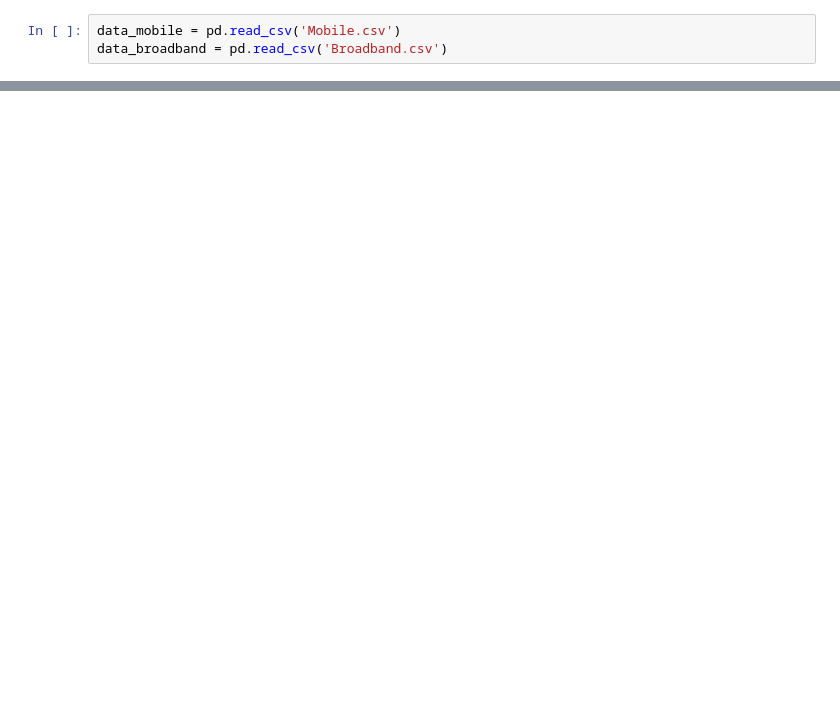
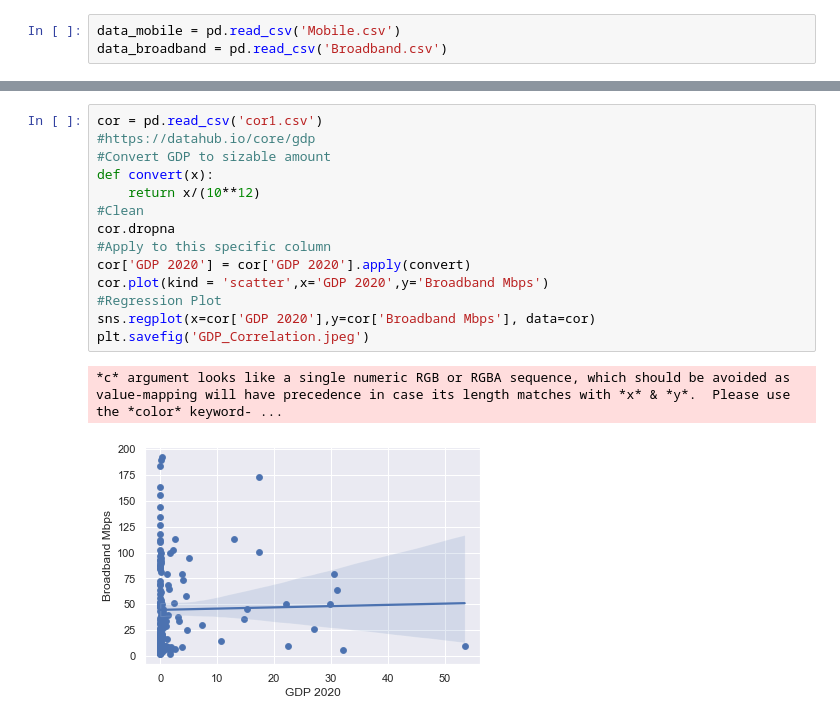
Before and after one commit to das5pzq/DS-2001_Project, a Jupyter notebook: DS_2001_Project_Final.ipynb, the cells around one changed output, grey strips where cells are left out. Cells and saved outputs as stored; diff of their text form; blank space fills up the shorter version.

```diff
--- a/DS_2001_Project_Final.ipynb
+++ b/DS_2001_Project_Final.ipynb
@@ -104,0 +140,17 @@ Test Failures: None
+# %%
+cor = pd.read_csv('cor1.csv')
+#https://datahub.io/core/gdp
+#Convert GDP to sizable amount
+def convert(x):
+    return x/(10**12)
+#Clean
+cor.dropna
+#Apply to this specific column
+cor['GDP 2020'] = cor['GDP 2020'].apply(convert)
+cor.plot(kind = 'scatter',x='GDP 2020',y='Broadband Mbps')
+#Regression Plot
+sns.regplot(x=cor['GDP 2020'],y=cor['Broadband Mbps'], data=cor)
+plt.savefig('GDP_Correlation.jpeg')
+# %% [output]
+*c* argument looks like a single numeric RGB or RGBA sequence, which should be avoided as value-mapping will have precedence in case its length matches with *x* & *y*.  Please use the *color* keyword- ...
+[figure, added]
```
Also changed, not shown: parts of 7 cells of this notebook, 11 other files.
